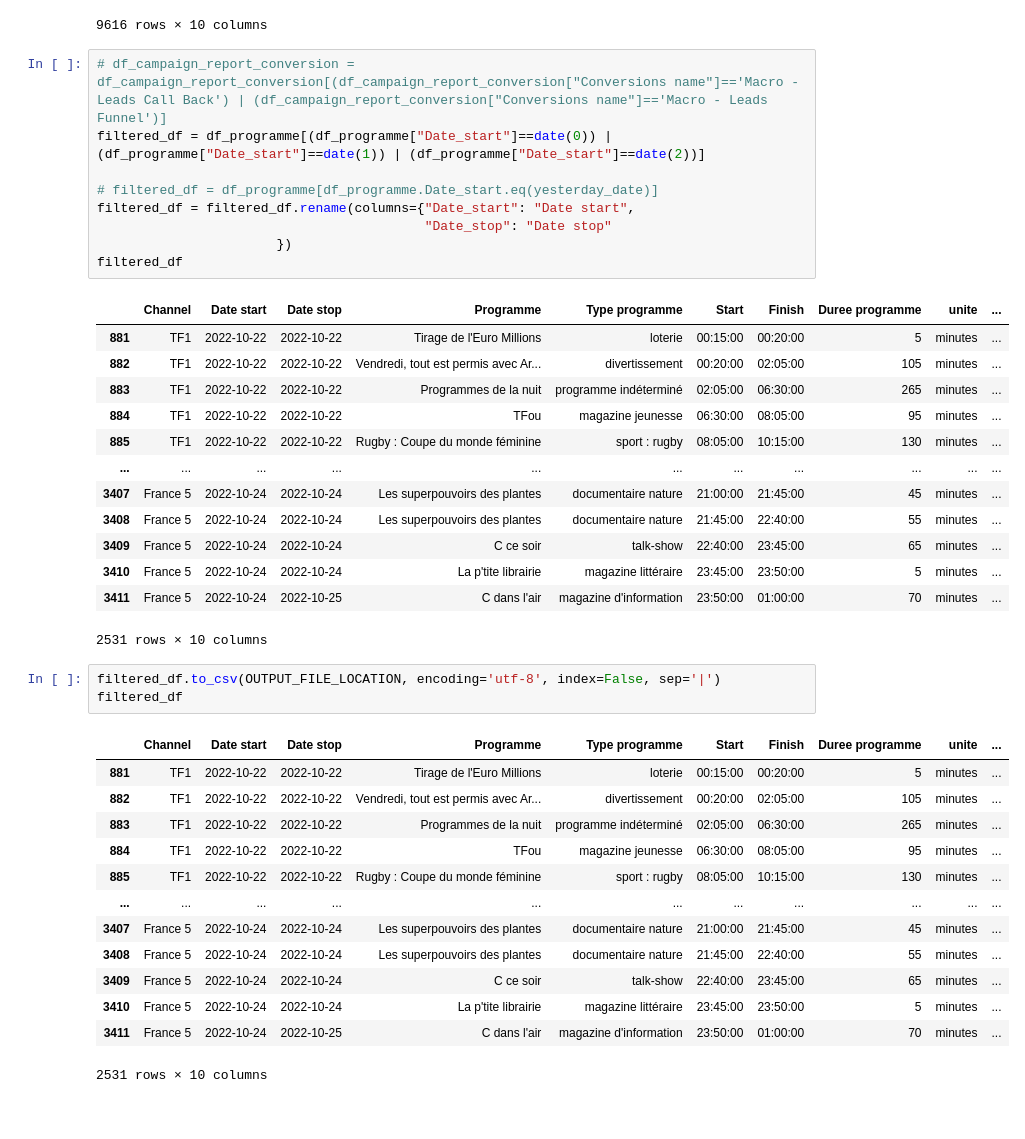
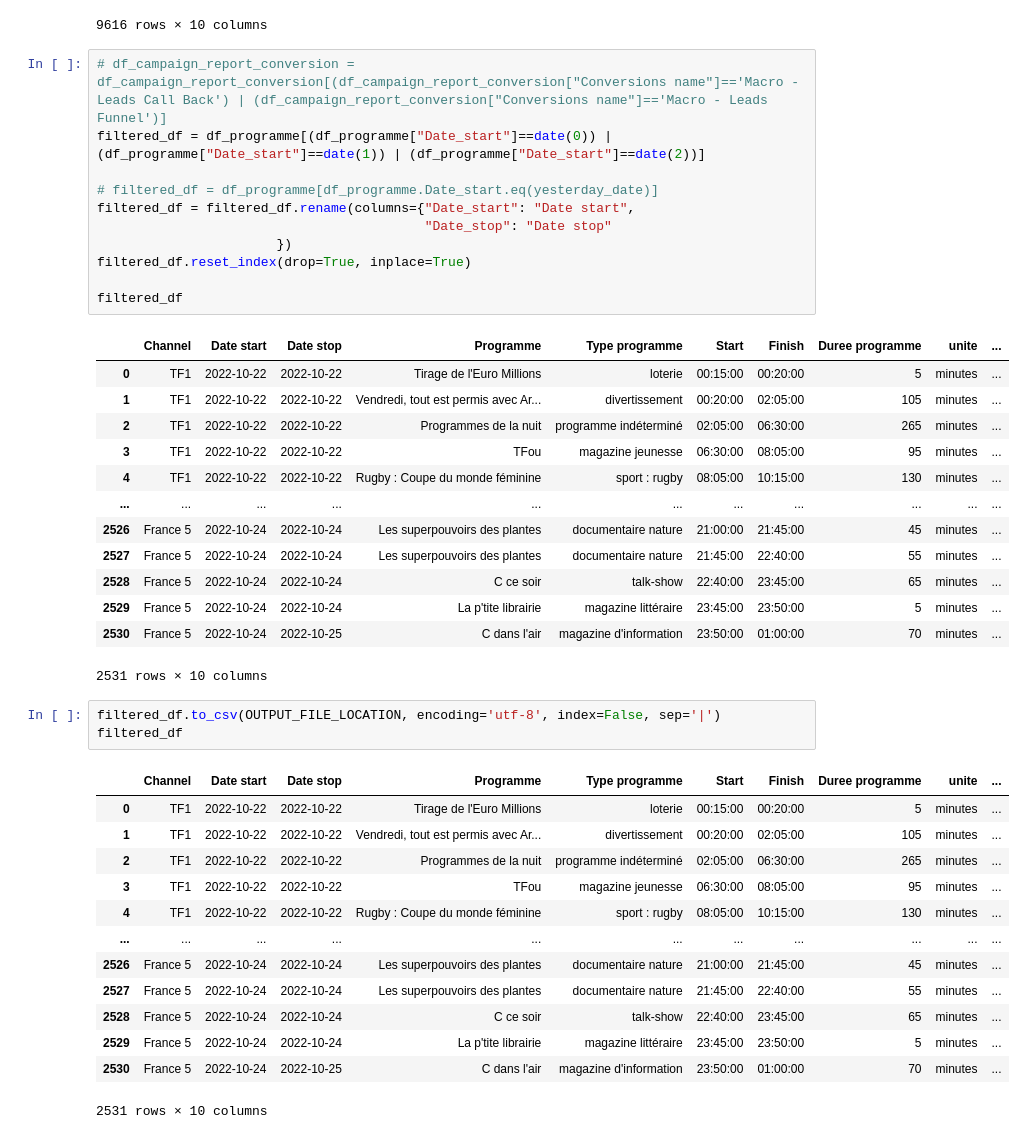
Before and after one commit to mohamedzenatiofficiel/Automation, a Jupyter notebook: Automation/Programme_TV.ipynb, the cells around one changed output. Cells and saved outputs as stored; diff of their text form.

```diff
--- a/Automation/Programme_TV.ipynb
+++ b/Automation/Programme_TV.ipynb
@@ -165,40 +163,42 @@ df_programme
 # %%
 # df_campaign_report_conversion = df_campaign_report_conversion[(df_campaign_report_conversion["Conversions name"]=='Macro - Leads Call Back') | (df_campaign_report_conversion["Conversions name"]=='Macro - Leads Funnel')]
 filtered_df = df_programme[(df_programme["Date_start"]==date(0)) | (df_programme["Date_start"]==date(1)) | (df_programme["Date_start"]==date(2))]
 
 # filtered_df = df_programme[df_programme.Date_start.eq(yesterday_date)]
 filtered_df = filtered_df.rename(columns={"Date_start": "Date start",
                                           "Date_stop": "Date stop"
                        })
+filtered_df.reset_index(drop=True, inplace=True)
+
 filtered_df
 # %% [output]
 |  | Channel | Date start | Date stop | Programme | Type programme | Start | Finish | Duree programme | unite | ... |
-| 881 | TF1 | 2022-10-22 | 2022-10-22 | Tirage de l'Euro Millions | loterie | 00:15:00 | 00:20:00 | 5 | minutes | ... |
-| 882 | TF1 | 2022-10-22 | 2022-10-22 | Vendredi, tout est permis avec Ar... | divertissement | 00:20:00 | 02:05:00 | 105 | minutes | ... |
-| 883 | TF1 | 2022-10-22 | 2022-10-22 | Programmes de la nuit | programme indéterminé | 02:05:00 | 06:30:00 | 265 | minutes | ... |
-| 884 | TF1 | 2022-10-22 | 2022-10-22 | TFou | magazine jeunesse | 06:30:00 | 08:05:00 | 95 | minutes | ... |
-| 885 | TF1 | 2022-10-22 | 2022-10-22 | Rugby : Coupe du monde féminine | sport : rugby | 08:05:00 | 10:15:00 | 130 | minutes | ... |
+| 0 | TF1 | 2022-10-22 | 2022-10-22 | Tirage de l'Euro Millions | loterie | 00:15:00 | 00:20:00 | 5 | minutes | ... |
+| 1 | TF1 | 2022-10-22 | 2022-10-22 | Vendredi, tout est permis avec Ar... | divertissement | 00:20:00 | 02:05:00 | 105 | minutes | ... |
+| 2 | TF1 | 2022-10-22 | 2022-10-22 | Programmes de la nuit | programme indéterminé | 02:05:00 | 06:30:00 | 265 | minutes | ... |
+| 3 | TF1 | 2022-10-22 | 2022-10-22 | TFou | magazine jeunesse | 06:30:00 | 08:05:00 | 95 | minutes | ... |
+| 4 | TF1 | 2022-10-22 | 2022-10-22 | Rugby : Coupe du monde féminine | sport : rugby | 08:05:00 | 10:15:00 | 130 | minutes | ... |
 | ... | ... | ... | ... | ... | ... | ... | ... | ... | ... | ... |
-| 3407 | France 5 | 2022-10-24 | 2022-10-24 | Les superpouvoirs des plantes | documentaire nature | 21:00:00 | 21:45:00 | 45 | minutes | ... |
-| 3408 | France 5 | 2022-10-24 | 2022-10-24 | Les superpouvoirs des plantes | documentaire nature | 21:45:00 | 22:40:00 | 55 | minutes | ... |
-| 3409 | France 5 | 2022-10-24 | 2022-10-24 | C ce soir | talk-show | 22:40:00 | 23:45:00 | 65 | minutes | ... |
-| 3410 | France 5 | 2022-10-24 | 2022-10-24 | La p'tite librairie | magazine littéraire | 23:45:00 | 23:50:00 | 5 | minutes | ... |
-| 3411 | France 5 | 2022-10-24 | 2022-10-25 | C dans l'air | magazine d'information | 23:50:00 | 01:00:00 | 70 | minutes | ... |
+| 2526 | France 5 | 2022-10-24 | 2022-10-24 | Les superpouvoirs des plantes | documentaire nature | 21:00:00 | 21:45:00 | 45 | minutes | ... |
+| 2527 | France 5 | 2022-10-24 | 2022-10-24 | Les superpouvoirs des plantes | documentaire nature | 21:45:00 | 22:40:00 | 55 | minutes | ... |
+| 2528 | France 5 | 2022-10-24 | 2022-10-24 | C ce soir | talk-show | 22:40:00 | 23:45:00 | 65 | minutes | ... |
+| 2529 | France 5 | 2022-10-24 | 2022-10-24 | La p'tite librairie | magazine littéraire | 23:45:00 | 23:50:00 | 5 | minutes | ... |
+| 2530 | France 5 | 2022-10-24 | 2022-10-25 | C dans l'air | magazine d'information | 23:50:00 | 01:00:00 | 70 | minutes | ... |
 2531 rows × 10 columns
 # %%
 filtered_df.to_csv(OUTPUT_FILE_LOCATION, encoding='utf-8', index=False, sep='|')
 filtered_df
 # %% [output]
 |  | Channel | Date start | Date stop | Programme | Type programme | Start | Finish | Duree programme | unite | ... |
-| 881 | TF1 | 2022-10-22 | 2022-10-22 | Tirage de l'Euro Millions | loterie | 00:15:00 | 00:20:00 | 5 | minutes | ... |
-| 882 | TF1 | 2022-10-22 | 2022-10-22 | Vendredi, tout est permis avec Ar... | divertissement | 00:20:00 | 02:05:00 | 105 | minutes | ... |
-| 883 | TF1 | 2022-10-22 | 2022-10-22 | Programmes de la nuit | programme indéterminé | 02:05:00 | 06:30:00 | 265 | minutes | ... |
-| 884 | TF1 | 2022-10-22 | 2022-10-22 | TFou | magazine jeunesse | 06:30:00 | 08:05:00 | 95 | minutes | ... |
-| 885 | TF1 | 2022-10-22 | 2022-10-22 | Rugby : Coupe du monde féminine | sport : rugby | 08:05:00 | 10:15:00 | 130 | minutes | ... |
+| 0 | TF1 | 2022-10-22 | 2022-10-22 | Tirage de l'Euro Millions | loterie | 00:15:00 | 00:20:00 | 5 | minutes | ... |
+| 1 | TF1 | 2022-10-22 | 2022-10-22 | Vendredi, tout est permis avec Ar... | divertissement | 00:20:00 | 02:05:00 | 105 | minutes | ... |
+| 2 | TF1 | 2022-10-22 | 2022-10-22 | Programmes de la nuit | programme indéterminé | 02:05:00 | 06:30:00 | 265 | minutes | ... |
+| 3 | TF1 | 2022-10-22 | 2022-10-22 | TFou | magazine jeunesse | 06:30:00 | 08:05:00 | 95 | minutes | ... |
+| 4 | TF1 | 2022-10-22 | 2022-10-22 | Rugby : Coupe du monde féminine | sport : rugby | 08:05:00 | 10:15:00 | 130 | minutes | ... |
 | ... | ... | ... | ... | ... | ... | ... | ... | ... | ... | ... |
-| 3407 | France 5 | 2022-10-24 | 2022-10-24 | Les superpouvoirs des plantes | documentaire nature | 21:00:00 | 21:45:00 | 45 | minutes | ... |
-| 3408 | France 5 | 2022-10-24 | 2022-10-24 | Les superpouvoirs des plantes | documentaire nature | 21:45:00 | 22:40:00 | 55 | minutes | ... |
-| 3409 | France 5 | 2022-10-24 | 2022-10-24 | C ce soir | talk-show | 22:40:00 | 23:45:00 | 65 | minutes | ... |
-| 3410 | France 5 | 2022-10-24 | 2022-10-24 | La p'tite librairie | magazine littéraire | 23:45:00 | 23:50:00 | 5 | minutes | ... |
-| 3411 | France 5 | 2022-10-24 | 2022-10-25 | C dans l'air | magazine d'information | 23:50:00 | 01:00:00 | 70 | minutes | ... |
+| 2526 | France 5 | 2022-10-24 | 2022-10-24 | Les superpouvoirs des plantes | documentaire nature | 21:00:00 | 21:45:00 | 45 | minutes | ... |
+| 2527 | France 5 | 2022-10-24 | 2022-10-24 | Les superpouvoirs des plantes | documentaire nature | 21:45:00 | 22:40:00 | 55 | minutes | ... |
+| 2528 | France 5 | 2022-10-24 | 2022-10-24 | C ce soir | talk-show | 22:40:00 | 23:45:00 | 65 | minutes | ... |
+| 2529 | France 5 | 2022-10-24 | 2022-10-24 | La p'tite librairie | magazine littéraire | 23:45:00 | 23:50:00 | 5 | minutes | ... |
+| 2530 | France 5 | 2022-10-24 | 2022-10-25 | C dans l'air | magazine d'information | 23:50:00 | 01:00:00 | 70 | minutes | ... |
 2531 rows × 10 columns
```
Also changed, not shown: parts of 1 cell of this notebook.
